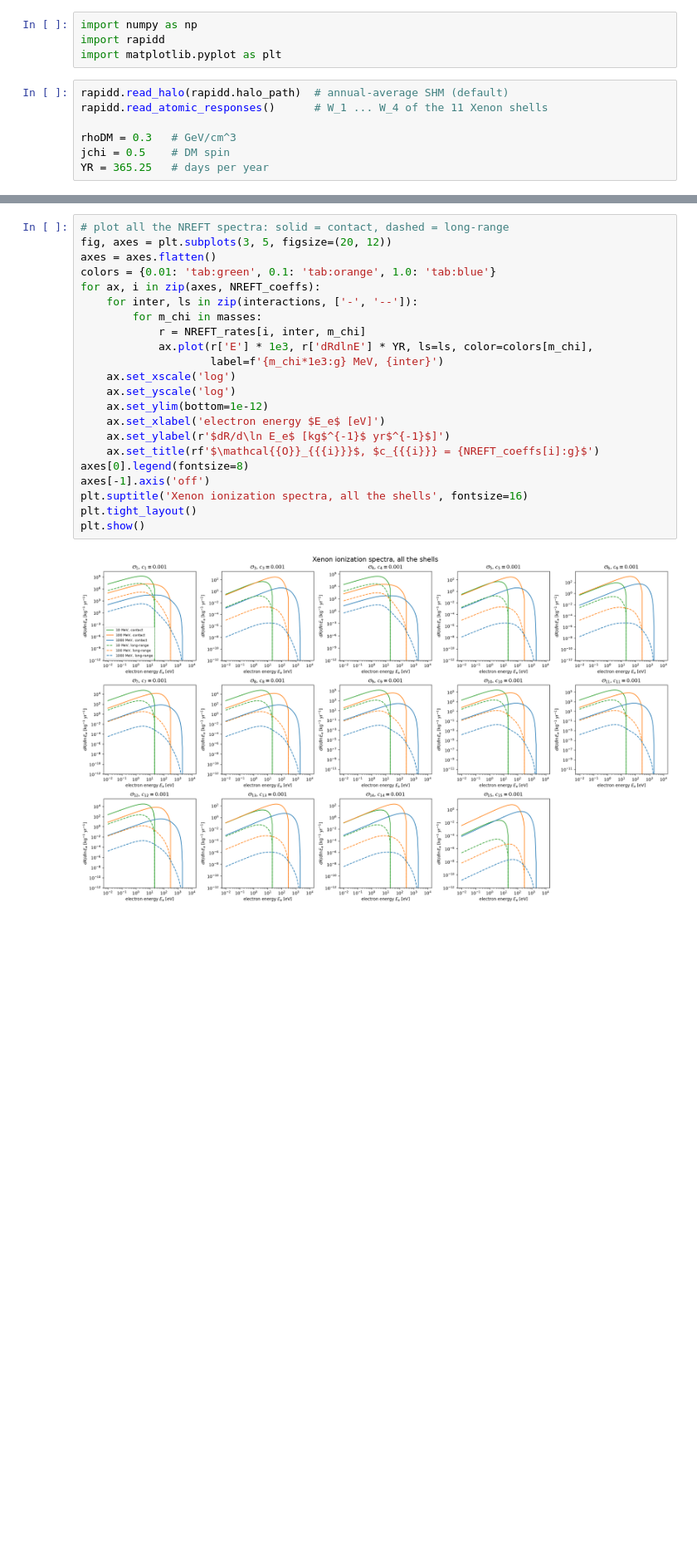
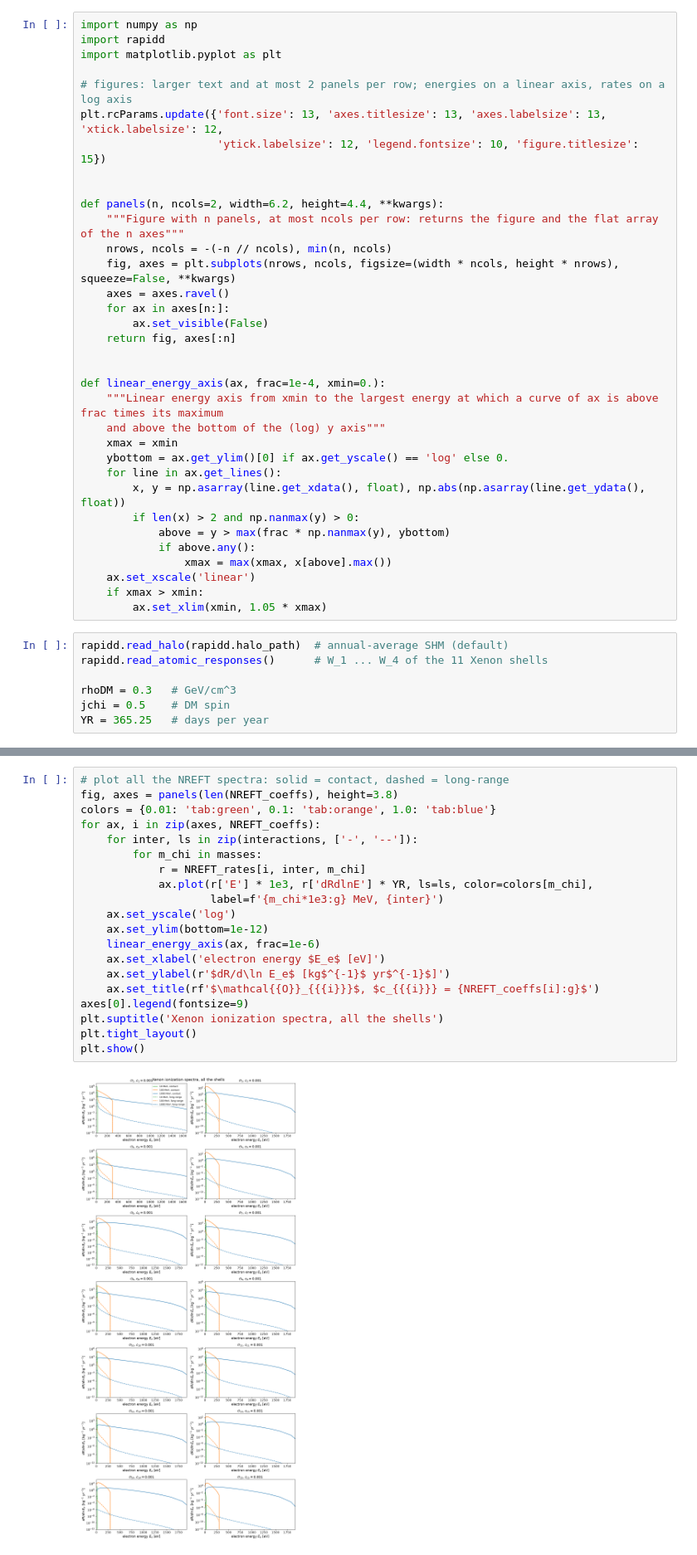
Before and after one commit to cheekyparticle/RAPIDD_for_DM, a Jupyter notebook: examples/evaluate_ER_rates.ipynb, the cells around one changed output, grey strips where cells are left out. Shown at 83% size. Cells and saved outputs as stored; diff of their text form; blank space fills up the shorter version.

```diff
--- a/examples/evaluate_ER_rates.ipynb
+++ b/examples/evaluate_ER_rates.ipynb
@@ -13,6 +13,36 @@ RAPIDD are in [checks_ER_rates.ipynb](checks_ER_rates.ipynb).
 import numpy as np
 import rapidd
 import matplotlib.pyplot as plt
+
+# figures: larger text and at most 2 panels per row; energies on a linear axis, rates on a log axis
+plt.rcParams.update({'font.size': 13, 'axes.titlesize': 13, 'axes.labelsize': 13, 'xtick.labelsize': 12,
+                     'ytick.labelsize': 12, 'legend.fontsize': 10, 'figure.titlesize': 15})
+
+
+def panels(n, ncols=2, width=6.2, height=4.4, **kwargs):
+    """Figure with n panels, at most ncols per row: returns the figure and the flat array of the n axes"""
+    nrows, ncols = -(-n // ncols), min(n, ncols)
+    fig, axes = plt.subplots(nrows, ncols, figsize=(width * ncols, height * nrows), squeeze=False, **kwargs)
+    axes = axes.ravel()
+    for ax in axes[n:]:
+        ax.set_visible(False)
+    return fig, axes[:n]
+
+
+def linear_energy_axis(ax, frac=1e-4, xmin=0.):
+    """Linear energy axis from xmin to the largest energy at which a curve of ax is above frac times its maximum
+    and above the bottom of the (log) y axis"""
+    xmax = xmin
+    ybottom = ax.get_ylim()[0] if ax.get_yscale() == 'log' else 0.
+    for line in ax.get_lines():
+        x, y = np.asarray(line.get_xdata(), float), np.abs(np.asarray(line.get_ydata(), float))
+        if len(x) > 2 and np.nanmax(y) > 0:
+            above = y > max(frac * np.nanmax(y), ybottom)
+            if above.any():
+                xmax = max(xmax, x[above].max())
+    ax.set_xscale('linear')
+    if xmax > xmin:
+        ax.set_xlim(xmin, 1.05 * xmax)
 # %%
 rapidd.read_halo(rapidd.halo_path)  # annual-average SHM (default)
 rapidd.read_atomic_responses()      # W_1 ... W_4 of the 11 Xenon shells
@@ -54,28 +84,26 @@ for i, c_i in NREFT_coeffs.items():
             NREFT_rates[i, inter, m_chi] = rapidd.difrate_electron(rhoDM, m_chi, jchi)
 # %%
 # plot all the NREFT spectra: solid = contact, dashed = long-range
-fig, axes = plt.subplots(3, 5, figsize=(20, 12))
-axes = axes.flatten()
+fig, axes = panels(len(NREFT_coeffs), height=3.8)
 colors = {0.01: 'tab:green', 0.1: 'tab:orange', 1.0: 'tab:blue'}
 for ax, i in zip(axes, NREFT_coeffs):
     for inter, ls in zip(interactions, ['-', '--']):
         for m_chi in masses:
             r = NREFT_rates[i, inter, m_chi]
             ax.plot(r['E'] * 1e3, r['dRdlnE'] * YR, ls=ls, color=colors[m_chi],
                     label=f'{m_chi*1e3:g} MeV, {inter}')
-    ax.set_xscale('log')
     ax.set_yscale('log')
     ax.set_ylim(bottom=1e-12)
+    linear_energy_axis(ax, frac=1e-6)
     ax.set_xlabel('electron energy $E_e$ [eV]')
     ax.set_ylabel(r'$dR/d\ln E_e$ [kg$^{-1}$ yr$^{-1}$]')
     ax.set_title(rf'$\mathcal{{O}}_{{{i}}}$, $c_{{{i}}} = {NREFT_coeffs[i]:g}$')
-axes[0].legend(fontsize=8)
-axes[-1].axis('off')
-plt.suptitle('Xenon ionization spectra, all the shells', fontsize=16)
+axes[0].legend(fontsize=9)
+plt.suptitle('Xenon ionization spectra, all the shells')
 plt.tight_layout()
 plt.show()
 # %% [output]
-[figure, old version]
+[figure, new version]
 # %% [markdown]
 ### Shapes of the NREFT spectra
 On a log scale spanning many decades the spectra above look alike. For spin-1/2 DM and unpolarised atoms several
```
Also changed, not shown: parts of 8 cells of this notebook, 4 other files.
